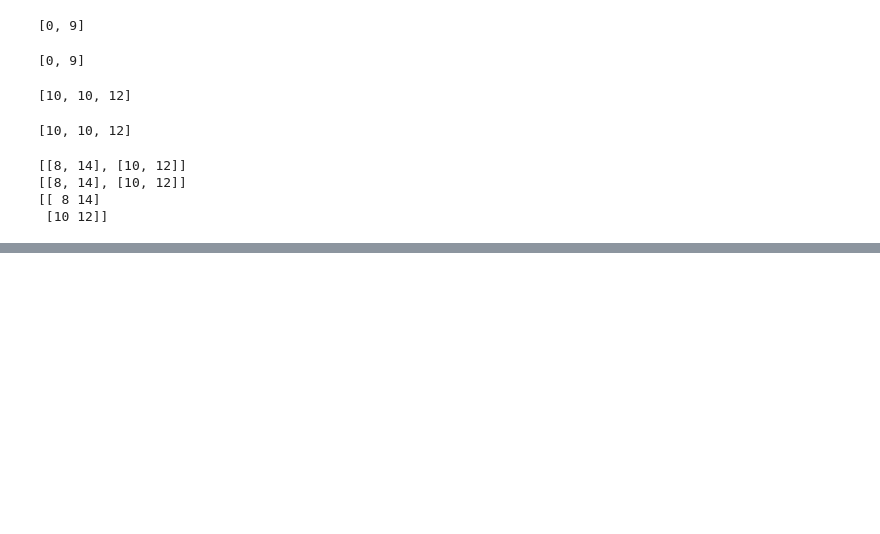
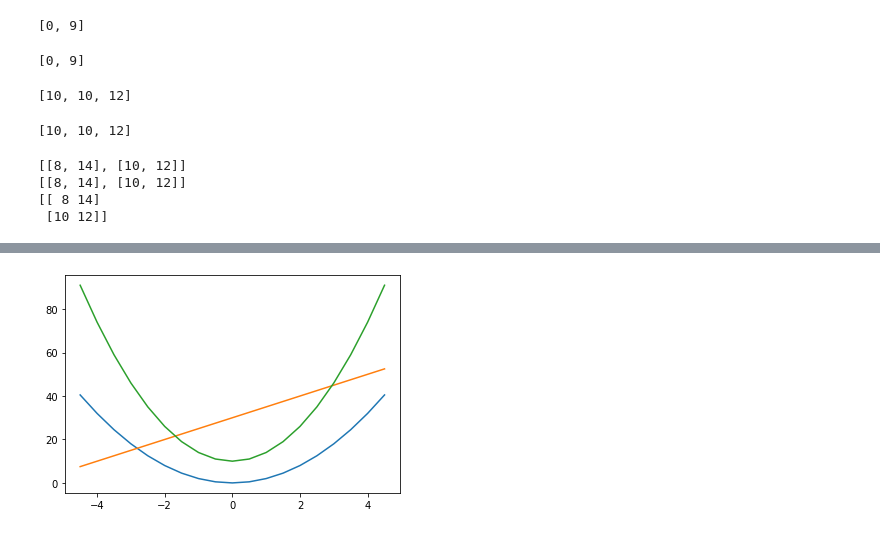
Before and after one commit to JinSuJinSu/jupyter-notebook, a Jupyter notebook: exam01.ipynb, the cells around one changed output, grey strips where cells are left out. Cells and saved outputs as stored; diff of their text form; code cells hidden in the pictures; blank space fills up the shorter version.

```diff
--- a/exam01.ipynb
+++ b/exam01.ipynb
@@ -105,0 +254,5 @@ print(result3)
+# %%
+plt.plot(x,y1,x,y2,x,y3)
+plt.show()
+# %% [output]
+[figure, added]
```
Also changed, not shown: parts of 31 cells of this notebook, 11 other files.
